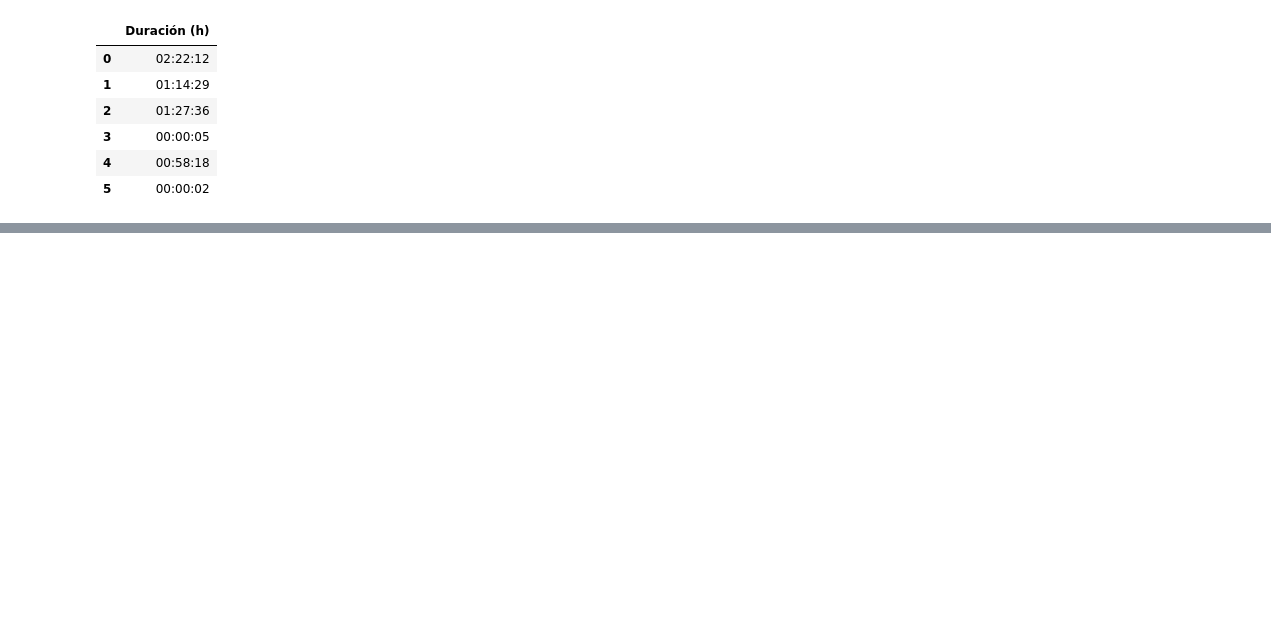
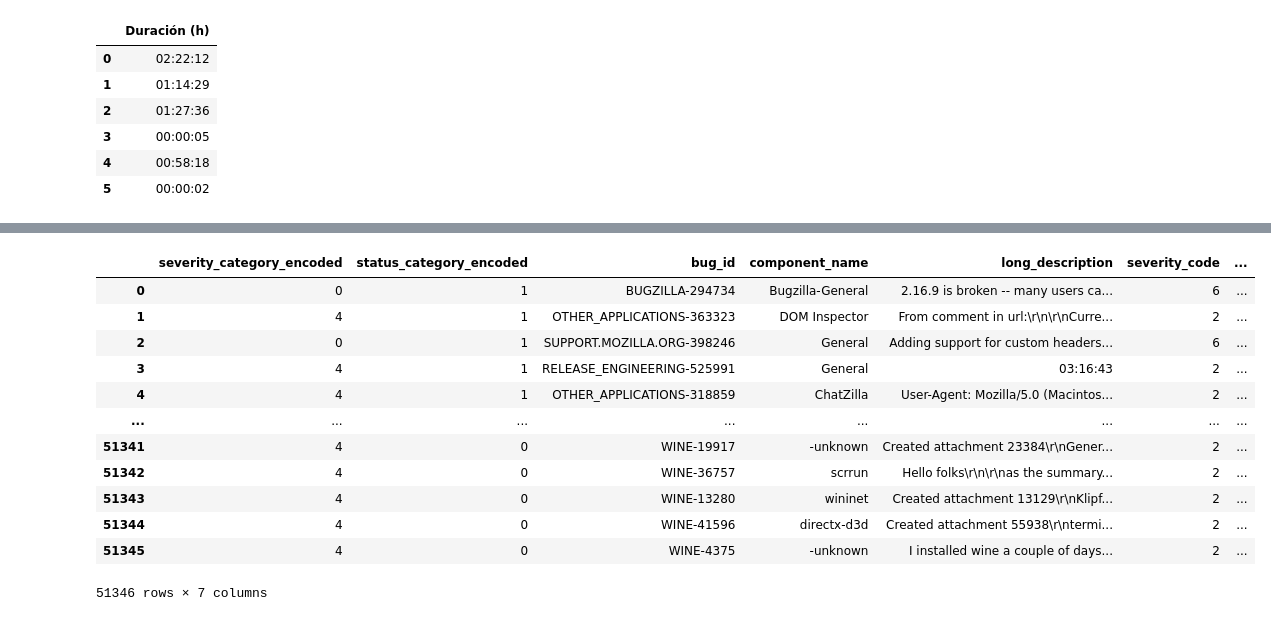
Before and after one commit to sheilaalamoalarcon/TimeOut, a Jupyter notebook: linearRegressionModel.ipynb, the cells around one changed output, grey strips where cells are left out. Drawn from its saved outputs; the diff is of its cells as text; code cells hidden in the pictures; blank space fills up the shorter version.

```diff
--- a/linearRegressionModel.ipynb
+++ b/linearRegressionModel.ipynb
@@ -105,0 +144,27 @@ cleaning = le.fit(dataset['severity_category'])
+# %%
+from sklearn import preprocessing
+
+le = preprocessing.LabelEncoder()
+le = le.fit(dataframe['severity_category'])
+le.classes_
+
+# Puedo cambiar con lambda la columna severity_category?
+dataframe_hot_encoding = dataframe['severity_category'].apply(lambda x: 0 if x == 'blocker' else 1 if x == 'critical' else 2 if x == 'major' else 3 if x == 'minor' else 4 if x == 'normal' else 7)
+dataframe_hot_encoding_rename = dataframe_hot_encoding.rename('severity_category_encoded')
+dataframe_hot_encoding_concat = pd.concat([dataframe_hot_encoding_rename, dataframe], axis=1)
+dataframe_hot_encoding_concat_drop = dataframe_hot_encoding_concat.drop(['severity_category'], axis=1)
+dataframe_hot_encoding_concat_drop
+# %% [output]
+|  | severity_category_encoded | status_category_encoded | bug_id | component_name | long_description | severity_code | ... |
+| 0 | 0 | 1 | BUGZILLA-294734 | Bugzilla-General | 2.16.9 is broken -- many users ca... | 6 | ... |
+| 1 | 4 | 1 | OTHER_APPLICATIONS-363323 | DOM Inspector | From comment in url:\r\n\r\nCurre... | 2 | ... |
+| 2 | 0 | 1 | SUPPORT.MOZILLA.ORG-398246 | General | Adding support for custom headers... | 6 | ... |
+| 3 | 4 | 1 | RELEASE_ENGINEERING-525991 | General | 03:16:43 | 2 | ... |
+| 4 | 4 | 1 | OTHER_APPLICATIONS-318859 | ChatZilla | User-Agent: Mozilla/5.0 (Macintos... | 2 | ... |
+| ... | ... | ... | ... | ... | ... | ... | ... |
+| 51341 | 4 | 0 | WINE-19917 | -unknown | Created attachment 23384\r\nGener... | 2 | ... |
+| 51342 | 4 | 0 | WINE-36757 | scrrun | Hello folks\r\n\r\nas the summary... | 2 | ... |
+| 51343 | 4 | 0 | WINE-13280 | wininet | Created attachment 13129\r\nKlipf... | 2 | ... |
+| 51344 | 4 | 0 | WINE-41596 | directx-d3d | Created attachment 55938\r\ntermi... | 2 | ... |
+| 51345 | 4 | 0 | WINE-4375 | -unknown | I installed wine a couple of days... | 2 | ... |
+51346 rows × 7 columns
```
Also changed, not shown: parts of 10 cells of this notebook.
